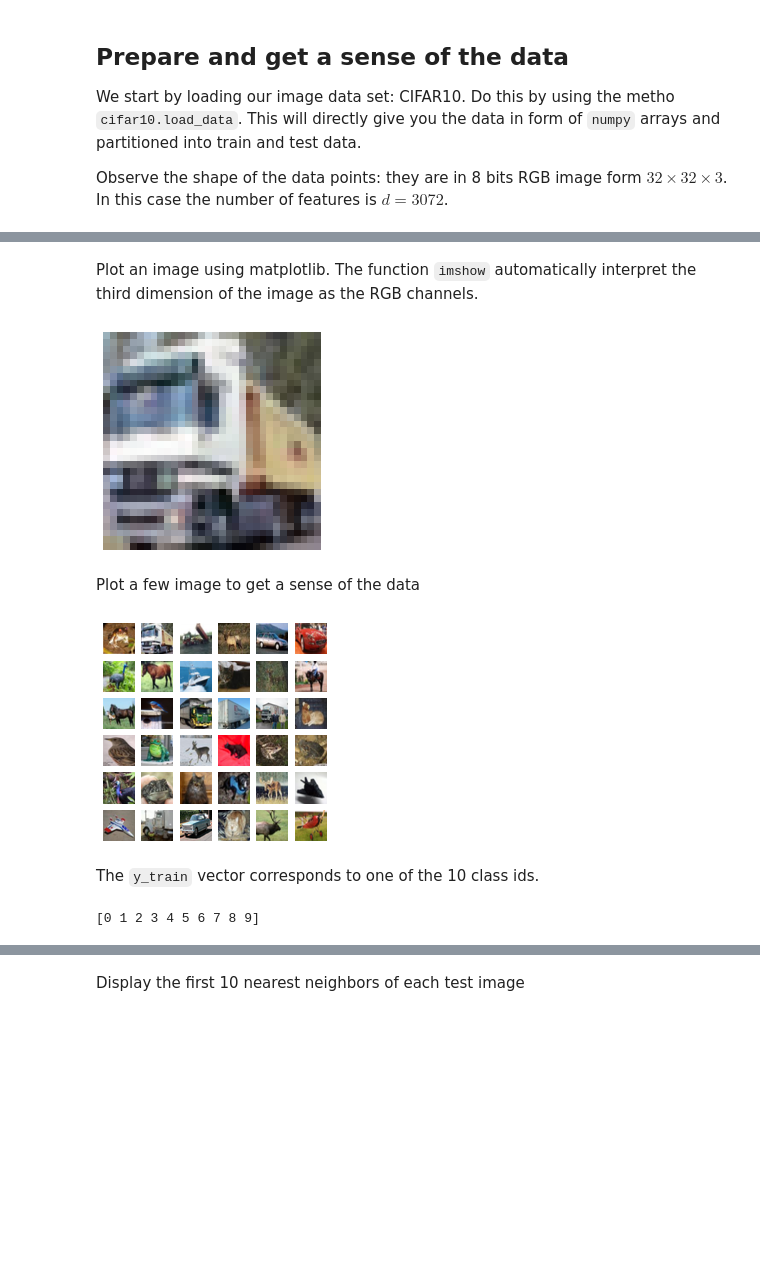
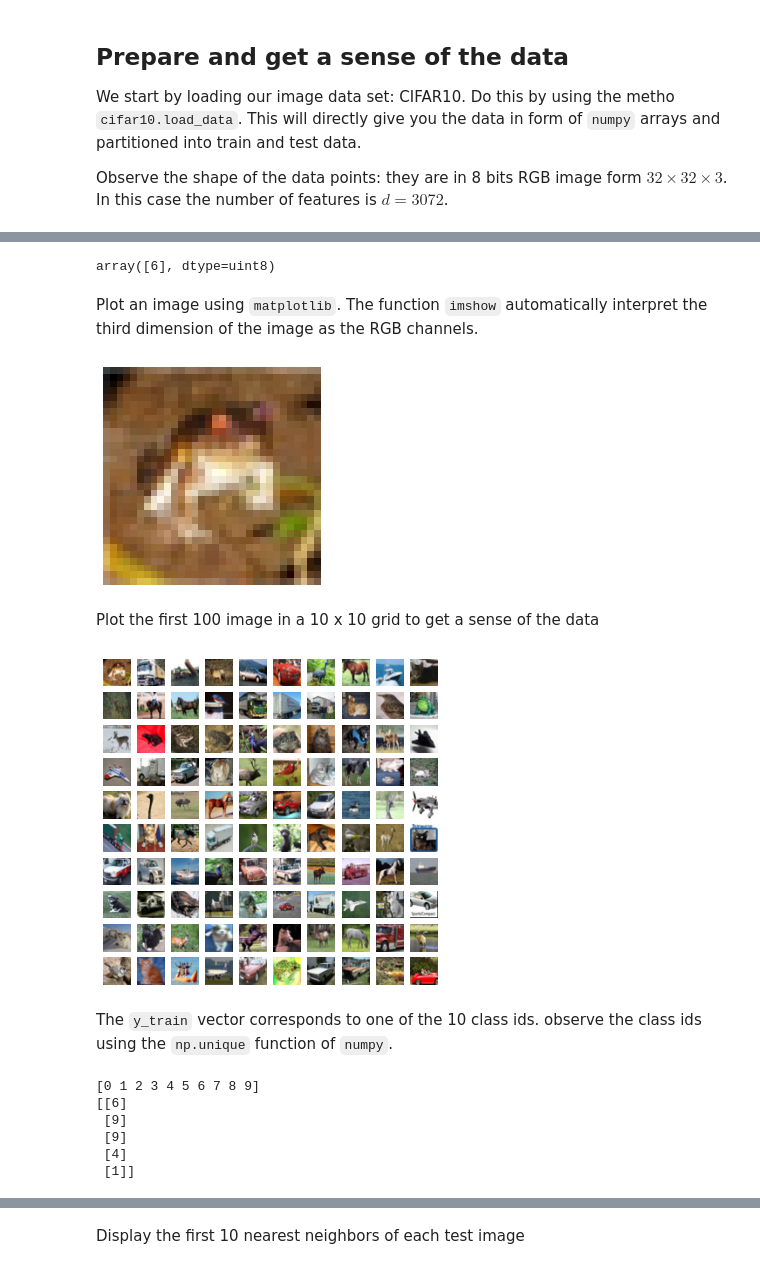
Before and after one commit to heprom/cvml, a Jupyter notebook: corrections/cfar10_kNN_cor.ipynb, the cells around one changed output, grey strips where cells are left out. Saved outputs shown, nothing was run; the diff lists cells and outputs as text; code cells hidden in the pictures; blank space fills up the shorter version.

```diff
--- a/corrections/cfar10_kNN_cor.ipynb
+++ b/corrections/cfar10_kNN_cor.ipynb
@@ -21,34 +25,46 @@ print('shape of test data is {}, type is {}'.format(x_test.shape, x_test.dtype))
 shape of train data is (50000, 32, 32, 3), type is uint8
 shape of test data is (10000, 32, 32, 3), type is uint8
+# %%
+y_train[0]
+# %% [output]
+array([6], dtype=uint8)
 # %% [markdown]
-Plot an image using matplotlib. The function `imshow` automatically interpret the third dimension of the image as the RGB channels.
+Plot an image using `matplotlib`. The function `imshow` automatically interpret the third dimension of the image as the RGB channels.
 # %%
 import matplotlib
 from matplotlib import pyplot as plt
 %matplotlib inline
 
-plt.imshow(x_train[1])
+plt.imshow(x_train[0])
 plt.axis('off')
-#plt.title('first image in the training set')
 plt.show()
 # %% [output]
-[figure, old version]
+[figure, new version]
 # %% [markdown]
-Plot a few image to get a sense of the data
+Plot the first 100 image in a 10 x 10 grid to get a sense of the data
 # %%
-plt.figure(figsize=(4, 4))
-for j in range(6):
-    for i in range(6):
-        axi = plt.subplot(6, 6, 6*j+(1+i))
-        axi.imshow(x_train[6*j+i])
-        axi.axis('off')
+plt.figure(figsize=(6, 6))
+for index in range(100):
+    axi = plt.subplot(10, 10, index + 1)
+    axi.imshow(x_train[index])
+    axi.axis('off')
 plt.show()
 # %% [output]
-[figure, old version]
+[figure, new version]
 # %% [markdown]
-The `y_train` vector corresponds to one of the 10 class ids.
+The `y_train` vector corresponds to one of the 10 class ids. observe the class ids using the `np.unique` function of `numpy`.
 # %%
 import numpy as np
+
+# print all class ids
 print(np.unique(y_train))
+
+# print the class (ground truth) of the first 5 images
+print(y_train[:5])
 # %% [output]
 [0 1 2 3 4 5 6 7 8 9]
+[[6]
+ [9]
+ [9]
+ [4]
+ [1]]
```
Also changed, not shown: parts of 47 cells of this notebook.
